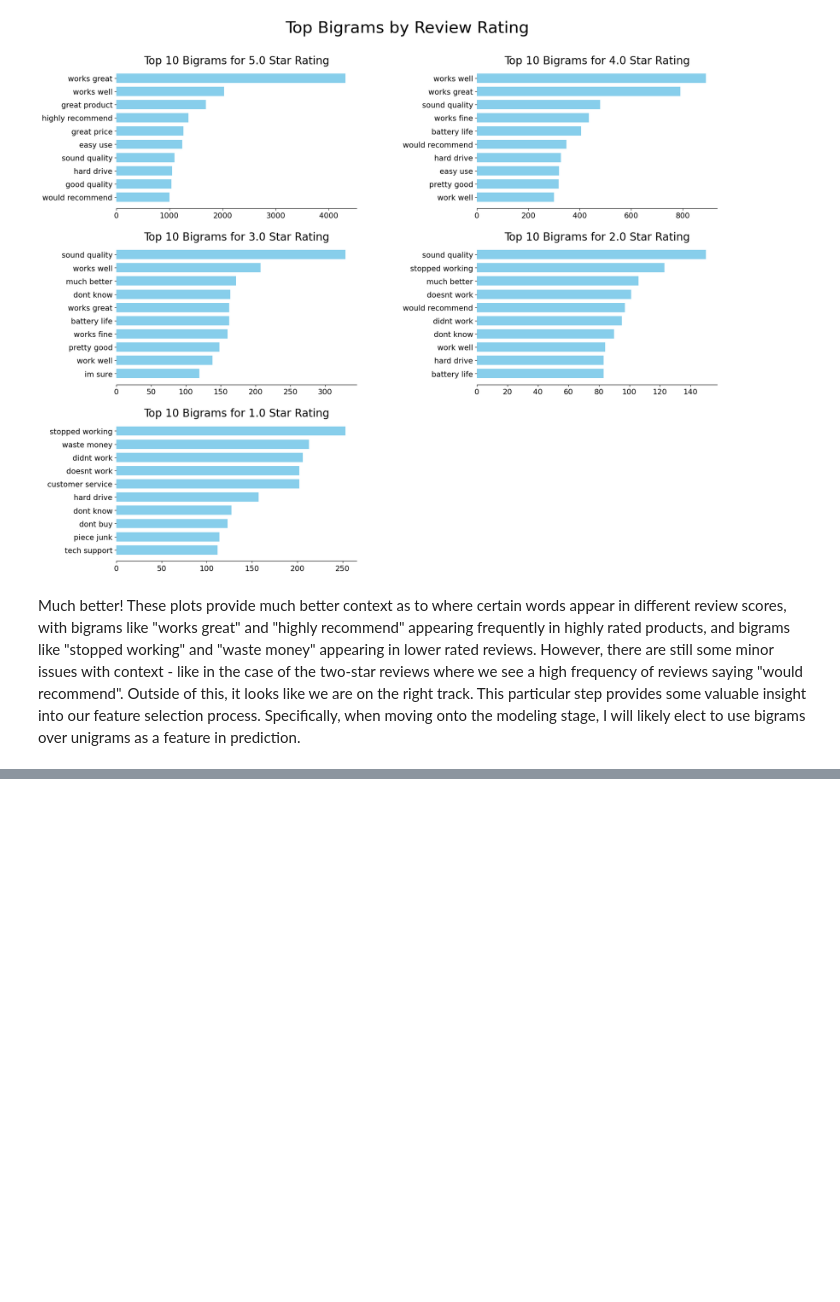
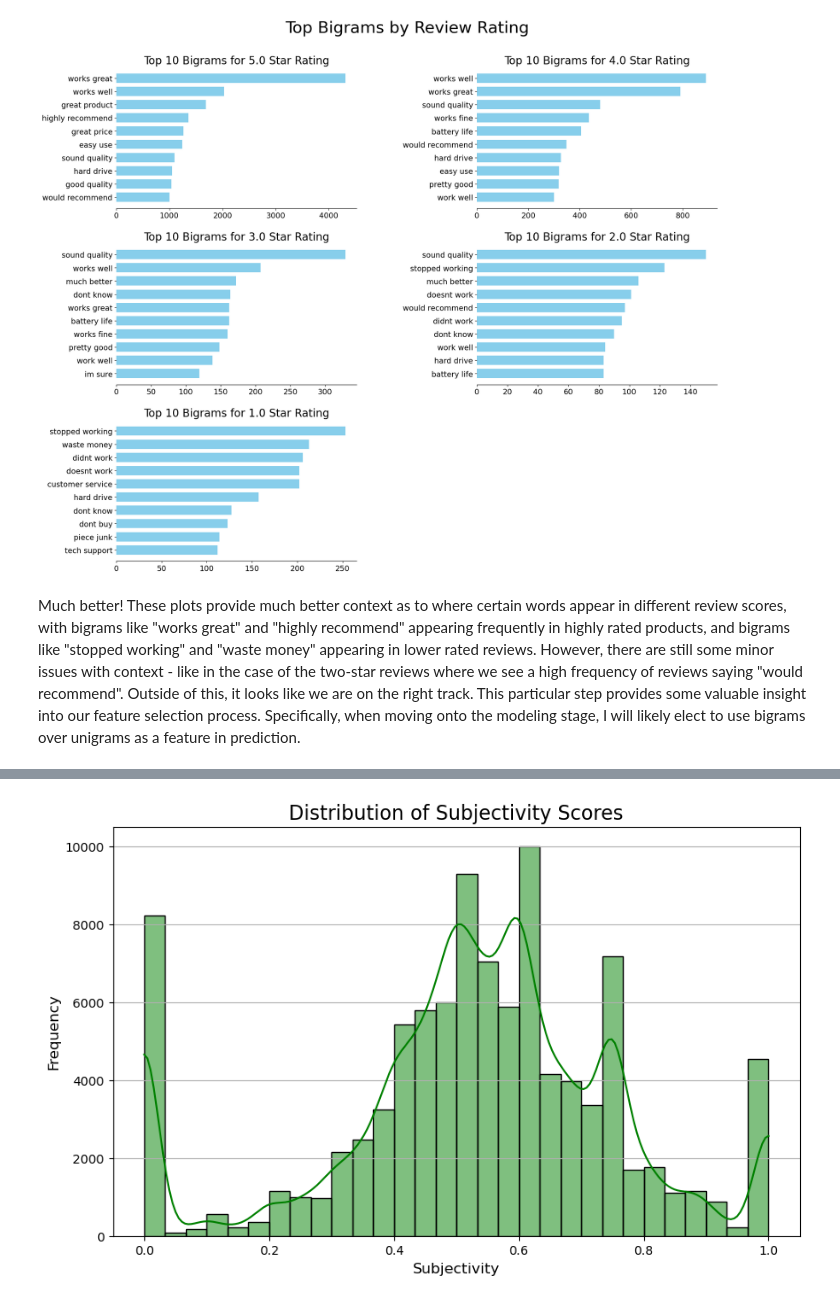
Before and after one commit to sm110101/portfolio_site, a Jupyter notebook: technical-details/eda/main.ipynb, the cells around one changed output, grey strips where cells are left out. Saved outputs shown, nothing was run; the diff lists cells and outputs as text; code cells hidden in the pictures; blank space fills up the shorter version.

```diff
--- a/technical-details/eda/main.ipynb
+++ b/technical-details/eda/main.ipynb
@@ -310,0 +372,11 @@ Much better! These plots provide much better context as to where certain words a
+# %%
+# Plotting Subjectivity Distribution
+plt.figure(figsize=(10, 6))
+sns.histplot(reviews['Subjectivity'], kde=True, bins=30, color='green')
+plt.title('Distribution of Subjectivity Scores', fontsize=16)
+plt.xlabel('Subjectivity', fontsize=12)
+plt.ylabel('Frequency', fontsize=12)
+plt.grid(axis='y')
+plt.show()
+# %% [output]
+[figure, added]
```
Also changed, not shown: parts of 19 cells of this notebook, 35 other files.
